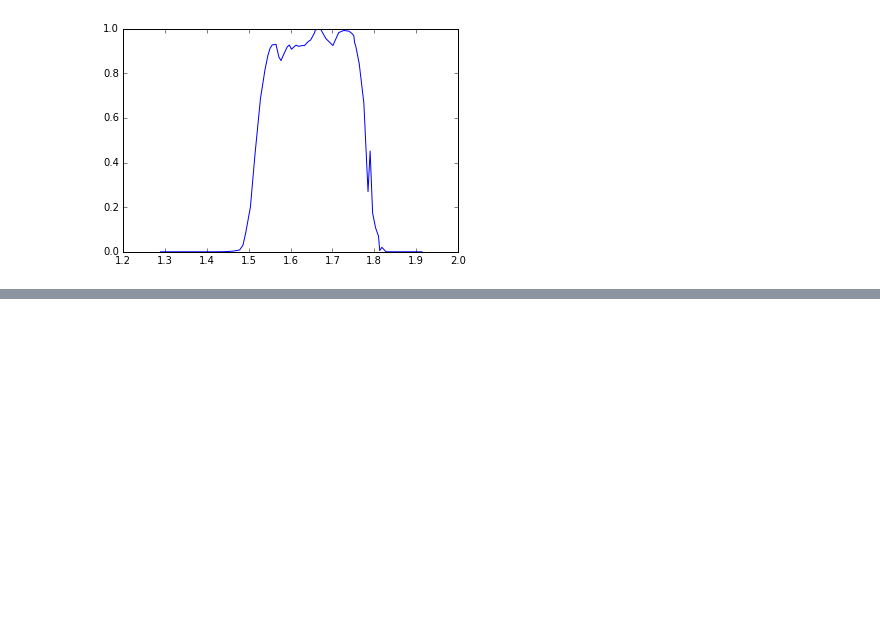
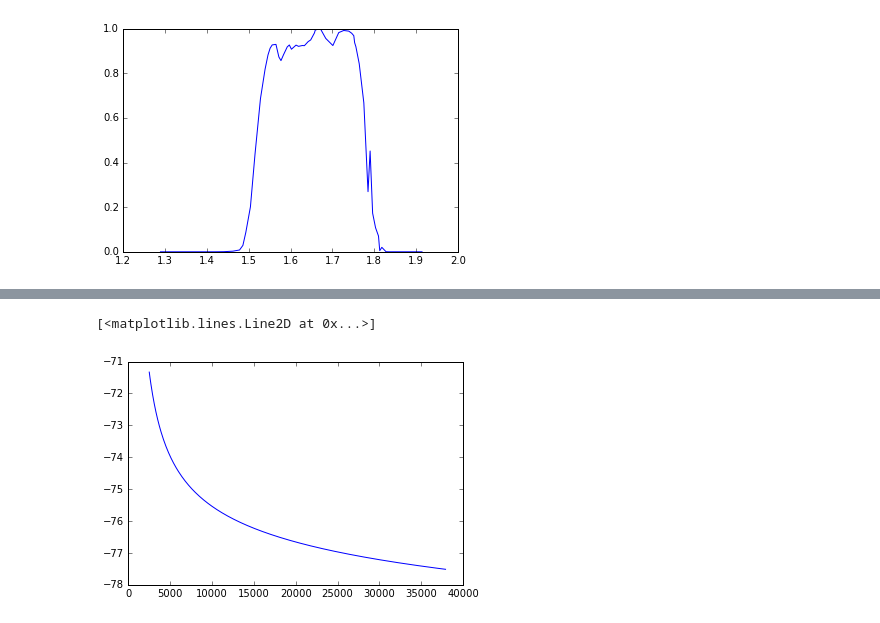
Before and after one commit to eliasog/ResearchFilters, a Jupyter notebook: Research_Filters.ipynb, the cells around one changed output, grey strips where cells are left out. Saved outputs shown, nothing was run; the diff lists cells and outputs as text; code cells hidden in the pictures; blank space fills up the shorter version.

```diff
--- a/Research_Filters.ipynb
+++ b/Research_Filters.ipynb
@@ -271,0 +292,11 @@ TypeError: object of type 'float' has no len()
+# %%
+## doing it for the J-band filter
+
+lambda_eff, halfwidth, F0 = getfilter('J') ## calling the getfliter function to specify filter
+
+J_mag = actual_mag(lambda_eff, halfwidth, F0, J_wav, J_rsr, temperatures)
+
+plt.plot(temperatures, J_mag)
+# %% [output]
+[<matplotlib.lines.Line2D at 0x...>]
+[figure, added]
```
Also changed, not shown: parts of 12 cells of this notebook.
